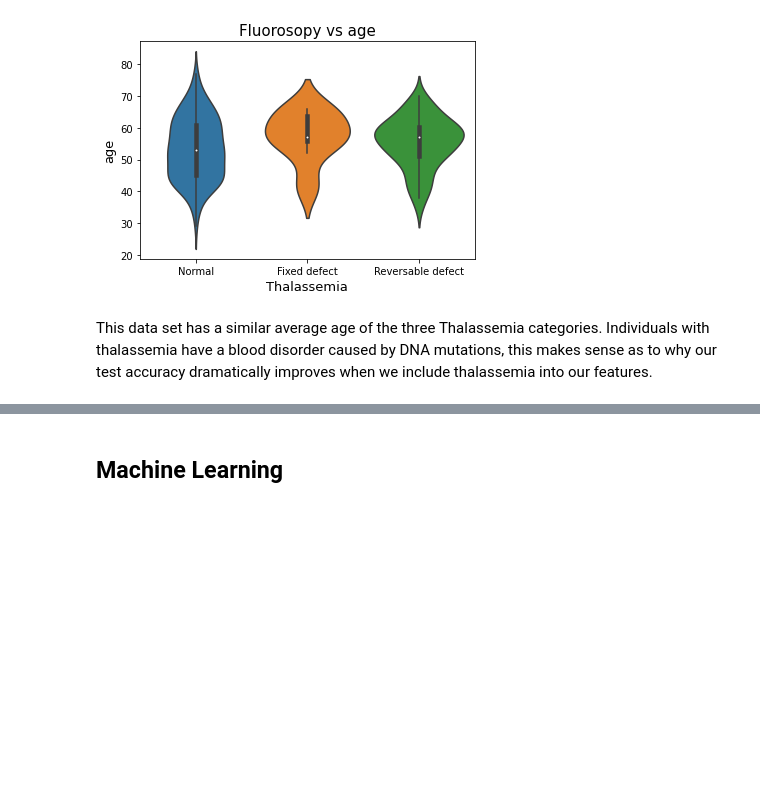
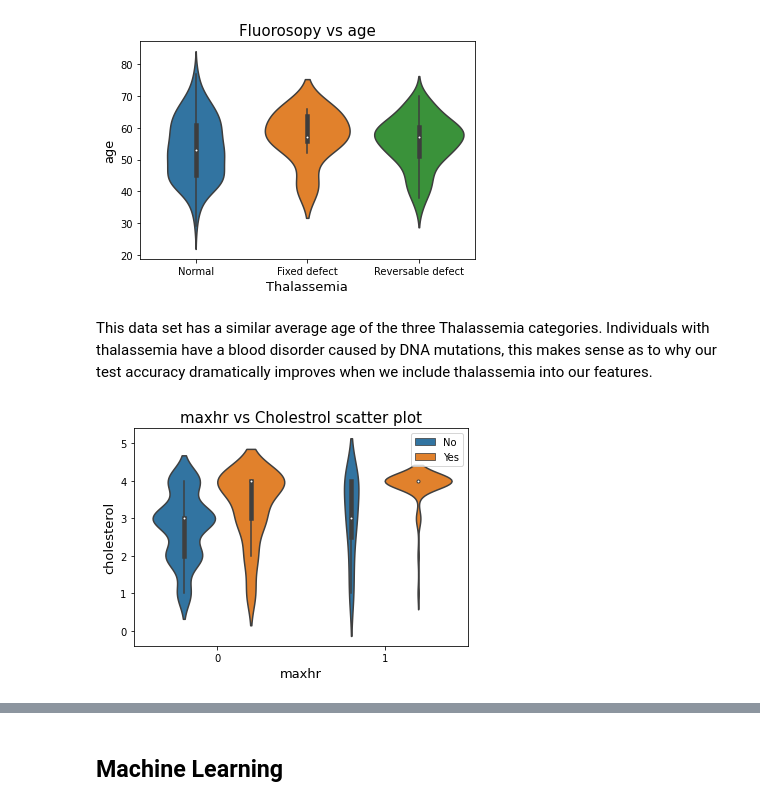
Before and after one commit to mattf4171/DataScience, a Jupyter notebook: PredictingHeartDisease.ipynb, the cells around one changed output, grey strips where cells are left out. Cells and saved outputs as stored; diff of their text form; code cells hidden in the pictures; blank space fills up the shorter version.

```diff
--- a/PredictingHeartDisease.ipynb
+++ b/PredictingHeartDisease.ipynb
@@ -149,3 +145,12 @@ ax.set_xticklabels(labels);
 [figure]
 # %% [markdown]
 This data set has a similar average age of the three Thalassemia categories. Individuals with thalassemia have a blood disorder caused by DNA mutations, this makes sense as to why our test accuracy dramatically improves when we include thalassemia into our features.
+# %%
+ax = sns.violinplot(data=df, x='angina', y='chestpain', hue='output')
+legend_labels, _ = ax.get_legend_handles_labels()
+ax.legend(legend_labels, ['No','Yes'])
+plt.xlabel('maxhr', fontsize='13')
+plt.ylabel('cholesterol', fontsize='13')
+plt.title('maxhr vs Cholestrol scatter plot', fontsize='15');
+# %% [output]
+[figure, added]
```
Also changed, not shown: parts of 22 cells of this notebook.
